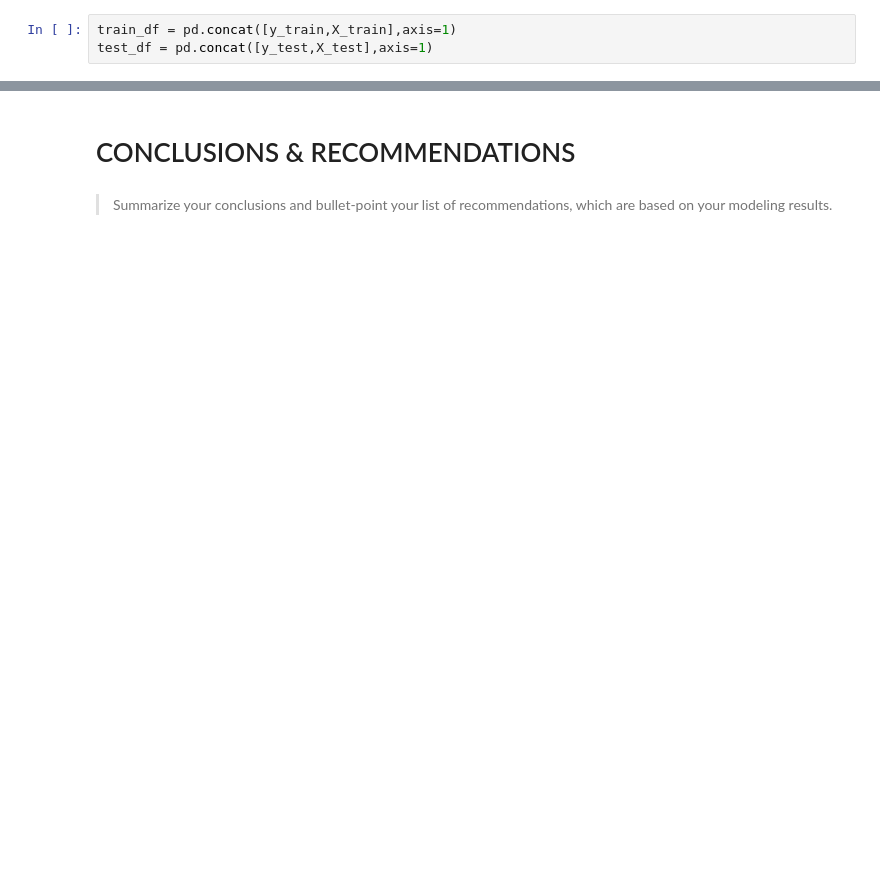
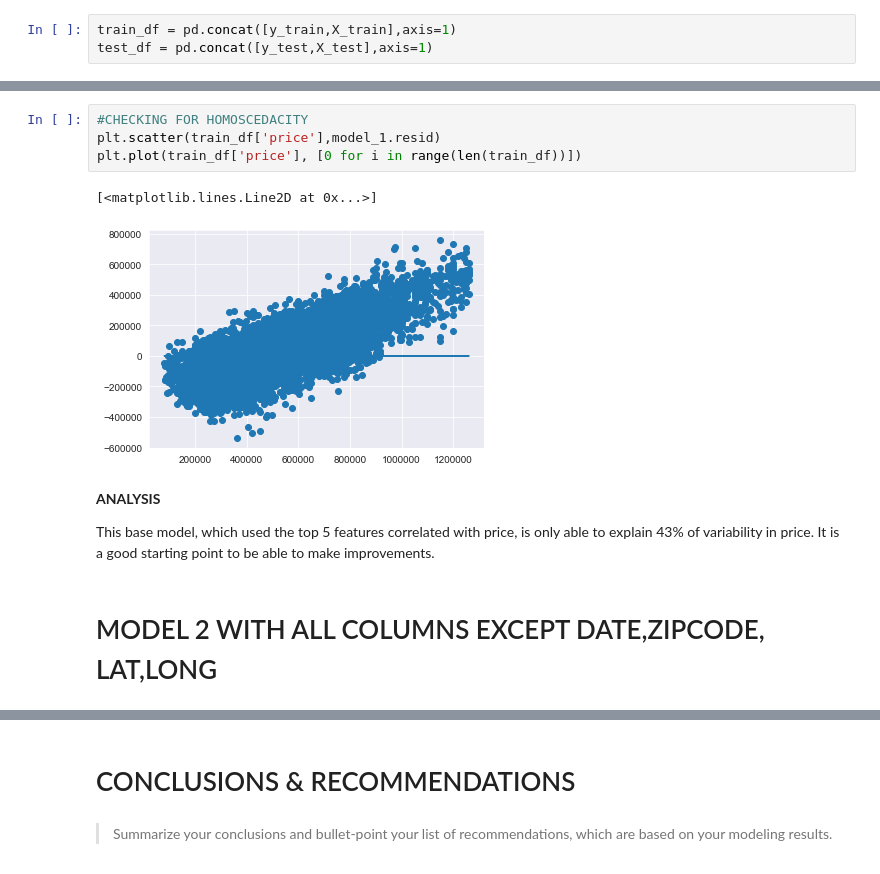
Before and after one commit to gabrieljarosi/dsc-mod-2-project-online-pt-041320, a Jupyter notebook: student_OSEMN.ipynb, the cells around one changed output, grey strips where cells are left out. Cells and saved outputs as stored; diff of their text form; blank space fills up the shorter version.

```diff
--- a/student_OSEMN.ipynb
+++ b/student_OSEMN.ipynb
@@ -782,0 +496,13 @@ plt.plot(model.predict(train_df[x_cols]), [0 for i in range(len(train_df))])
+# %%
+#CHECKING FOR HOMOSCEDACITY
+plt.scatter(train_df['price'],model_1.resid)
+plt.plot(train_df['price'], [0 for i in range(len(train_df))])
+# %% [output]
+[<matplotlib.lines.Line2D at 0x...>]
+[figure, added]
+# %% [markdown]
+**ANALYSIS**
+
+This base model, which used the top 5 features correlated with price, is only able to explain 43% of variability in price. It is a good starting point to be able to make improvements.
+# %% [markdown]
+# MODEL 2 WITH ALL COLUMNS EXCEPT DATE,ZIPCODE, LAT,LONG
```
Also changed, not shown: parts of 124 cells of this notebook.
